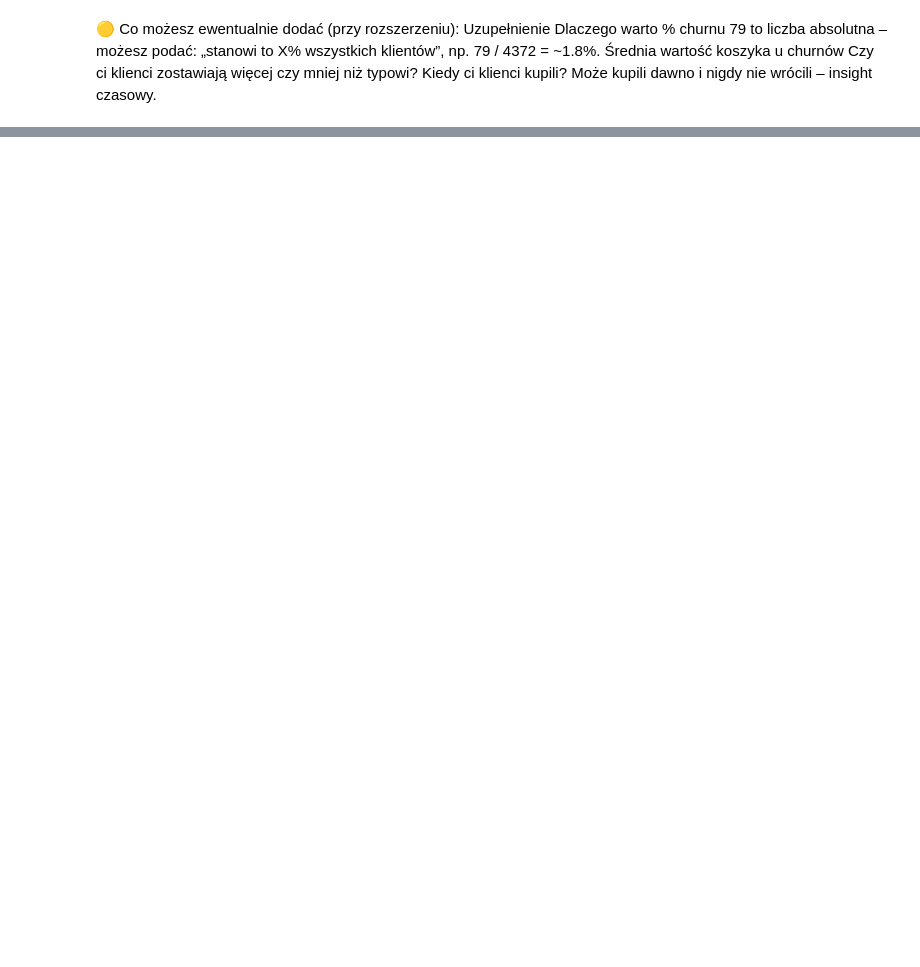
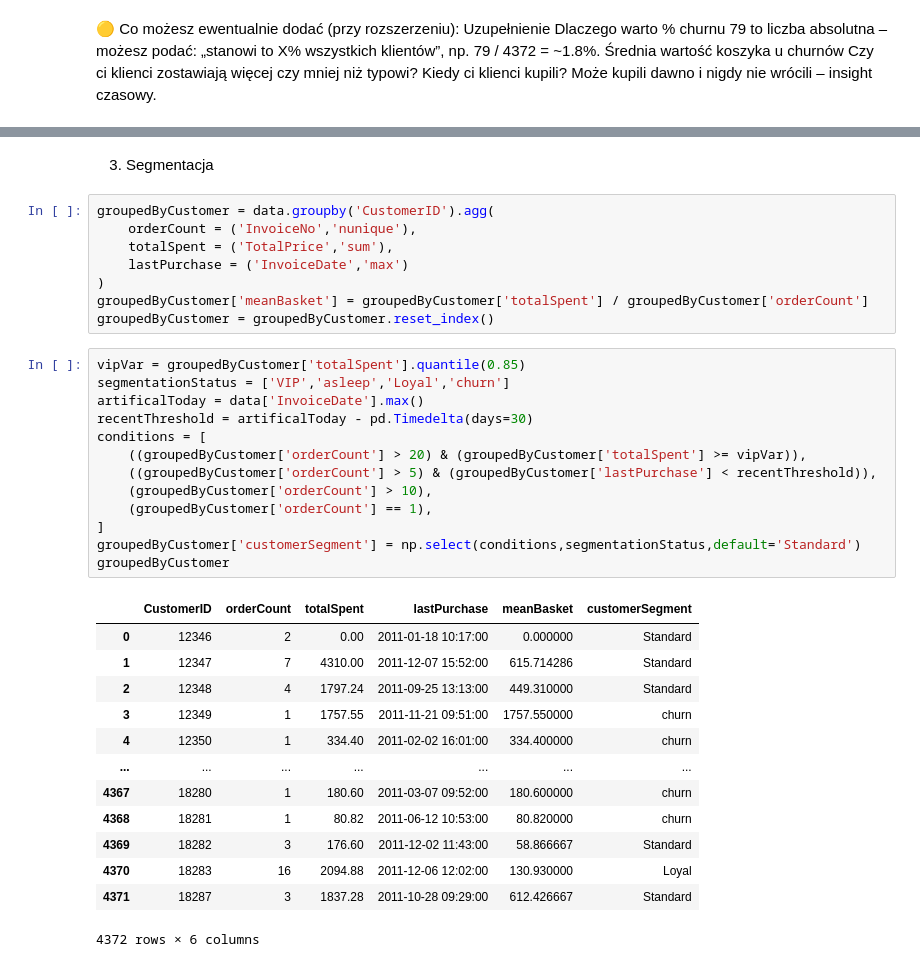
Before and after one commit to pomoreqq/eCommerceCustomerBehaviorAnalysis, a Jupyter notebook: notebook/analysis.ipynb, the cells around one changed output, grey strips where cells are left out. Saved outputs shown, nothing was run; the diff lists cells and outputs as text; blank space fills up the shorter version.

```diff
--- a/notebook/analysis.ipynb
+++ b/notebook/analysis.ipynb
@@ -1011,0 +1344,37 @@ print("Najpóźniejszy zakup churnów:", dataChurn['InvoiceDate'].max())
+# %% [markdown]
+3. Segmentacja
+# %%
+groupedByCustomer = data.groupby('CustomerID').agg(
+    orderCount = ('InvoiceNo','nunique'),
+    totalSpent = ('TotalPrice','sum'),
+    lastPurchase = ('InvoiceDate','max')
+)
+groupedByCustomer['meanBasket'] = groupedByCustomer['totalSpent'] / groupedByCustomer['orderCount']
+groupedByCustomer = groupedByCustomer.reset_index()
+# %%
+vipVar = groupedByCustomer['totalSpent'].quantile(0.85)
+segmentationStatus = ['VIP','asleep','Loyal','churn']
+artificalToday = data['InvoiceDate'].max()
+recentThreshold = artificalToday - pd.Timedelta(days=30)
+conditions = [
+    ((groupedByCustomer['orderCount'] > 20) & (groupedByCustomer['totalSpent'] >= vipVar)),
+    ((groupedByCustomer['orderCount'] > 5) & (groupedByCustomer['lastPurchase'] < recentThreshold)),
+    (groupedByCustomer['orderCount'] > 10),
+    (groupedByCustomer['orderCount'] == 1),
+]
+groupedByCustomer['customerSegment'] = np.select(conditions,segmentationStatus,default='Standard')
+groupedByCustomer
+# %% [output]
+|  | CustomerID | orderCount | totalSpent | lastPurchase | meanBasket | customerSegment |
+| 0 | 12346 | 2 | 0.00 | 2011-01-18 10:17:00 | 0.000000 | Standard |
+| 1 | 12347 | 7 | 4310.00 | 2011-12-07 15:52:00 | 615.714286 | Standard |
+| 2 | 12348 | 4 | 1797.24 | 2011-09-25 13:13:00 | 449.310000 | Standard |
+| 3 | 12349 | 1 | 1757.55 | 2011-11-21 09:51:00 | 1757.550000 | churn |
+| 4 | 12350 | 1 | 334.40 | 2011-02-02 16:01:00 | 334.400000 | churn |
+| ... | ... | ... | ... | ... | ... | ... |
+| 4367 | 18280 | 1 | 180.60 | 2011-03-07 09:52:00 | 180.600000 | churn |
+| 4368 | 18281 | 1 | 80.82 | 2011-06-12 10:53:00 | 80.820000 | churn |
+| 4369 | 18282 | 3 | 176.60 | 2011-12-02 11:43:00 | 58.866667 | Standard |
+| 4370 | 18283 | 16 | 2094.88 | 2011-12-06 12:02:00 | 130.930000 | Loyal |
+| 4371 | 18287 | 3 | 1837.28 | 2011-10-28 09:29:00 | 612.426667 | Standard |
+4372 rows × 6 columns
```
Also changed, not shown: parts of 39 cells of this notebook.
